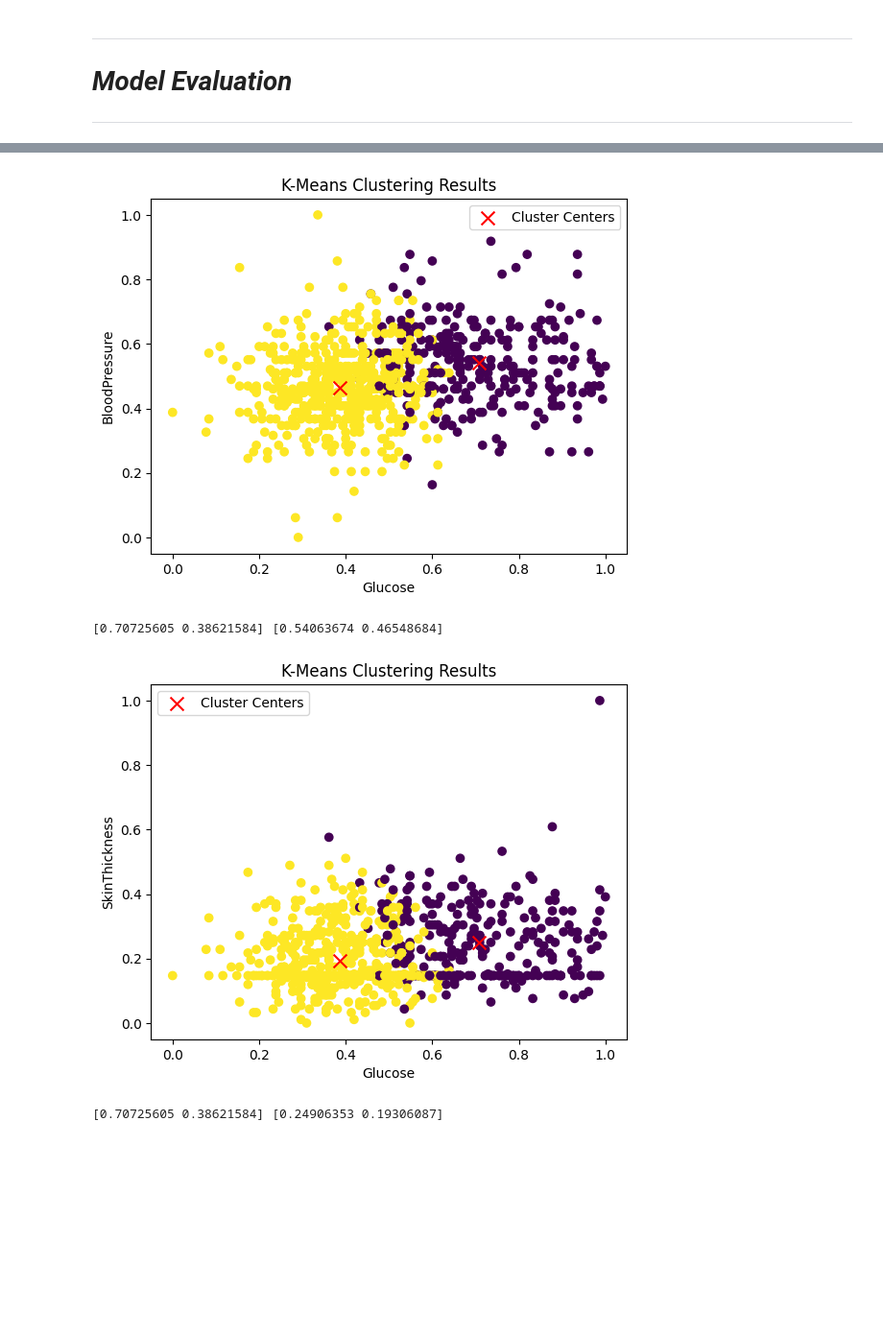
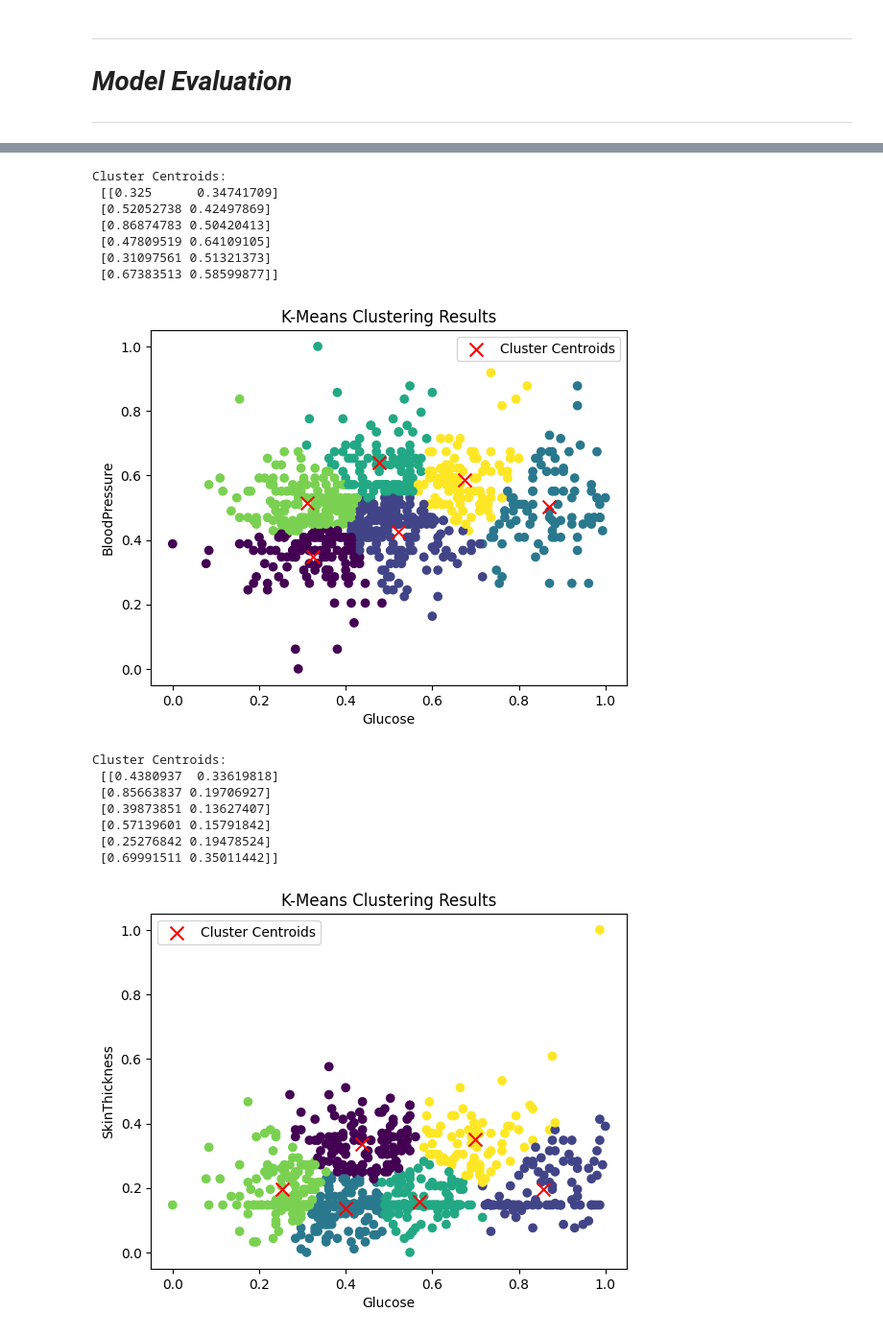
Before and after one commit to Mdhlalose/Anomaly-Detector-for-Pregnant-Diabetic-Patients, a Jupyter notebook: code.ipynb, the cells around one changed output, grey strips where cells are left out. Shown at 96% size. Drawn from its saved outputs; the diff is of its cells as text; code cells hidden in the pictures; blank space fills up the shorter version.

```diff
--- a/code.ipynb
+++ b/code.ipynb
@@ -299,5 +300,5 @@ df_reduced.head()
 # %% [markdown]
  ***The Model***
 # %%
-model = KMeans(n_clusters=2, random_state=42, algorithm='lloyd')
+model = KMeans(n_clusters=2, random_state=42, n_init="auto")
 # %% [markdown]
@@ -305,3 +305,0 @@ model = KMeans(n_clusters=2, random_state=42, algorithm='lloyd')
-# %%
-X_input = df_reduced.iloc[:,:]
-model.fit(X_input)
@@ -384,7 +305,0 @@ def anomaly_detector(data, feature1, feature2, cluster_center_list):
-# %%
-feature1 = "Glucose"
-feature2 = "BloodPressure"
-cluster1 = [cluster_centers[0][0], cluster_centers[0][1]]
-cluster2 = [cluster_centers[0][1], cluster_centers[1][1]]
-cluster_centers_list = [cluster1, cluster2]
-plot2 = anomaly_detector(df_reduced, feature1, feature2, cluster_centers_list)
@@ -401,21 +418,46 @@ Anomalies Detected!
+# %%
+param_grid = {
+    'n_clusters': [2, 3, 4, 5, 6]
+}
 # %%
-# Choose two features for the 2D scatter plot
 for column in df_reduced.columns:
-    if column != 'Glucose':
-        feature1 = 'Glucose'  # Replace 'Body_Fat' with the actual column name
-        feature2 = column  # Replace 'Neck' with the actual column name
+    if column != "Glucose":
+        feature1 = "Glucose"
+        feature2 = column
 
-        # Create a scatter plot of the selected features
-        plt.scatter(df_reduced[feature1], df_reduced[feature2], c=labels, cmap='viridis')
-        plt.scatter(cluster_centers[:, df_reduced.columns.get_loc(feature1)], cluster_centers[:, df_reduced.columns.get_loc(feature2)], marker='x', s=100, c='red', label='Cluster Centers')
+        X = df_reduced[[feature1, feature2]]
+
+        grid_search = GridSearchCV(KMeans(n_init=10), param_grid, cv=5)
+        grid_search.fit(X)
+        Tuned_params = grid_search.best_params_
+        Tuned_model_1 = grid_search.best_estimator_
+
+
+        labels = Tuned_model_1.labels_
+        centroids = Tuned_model_1.cluster_centers_
+        print("Cluster Centroids:\n", centroids)
+
+        plt.scatter(X[feature1], X[feature2], c=labels, cmap='viridis')
+        plt.scatter(centroids[:, X.columns.get_loc(feature1)], centroids[:, X.columns.get_loc(feature2)], marker='x', s=100, c='red', label='Cluster Centroids')
         plt.title("K-Means Clustering Results")
         plt.xlabel(feature1)
         plt.ylabel(feature2)
         plt.legend()
         plt.show()
-        print(cluster_centers[:, df_reduced.columns.get_loc(feature1)], cluster_centers[:, df_reduced.columns.get_loc(feature2)])
 # %% [output]
+Cluster Centroids:
+ [[0.325      0.34741709]
+ [0.52052738 0.42497869]
+ [0.86874783 0.50420413]
+ [0.47809519 0.64109105]
+ [0.31097561 0.51321373]
+ [0.67383513 0.58599877]]
-[figure, old version]
+[figure, new version]
-[0.70725605 0.38621584] [0.54063674 0.46548684]
+Cluster Centroids:
+ [[0.4380937  0.33619818]
+ [0.85663837 0.19706927]
+ [0.39873851 0.13627407]
+ [0.57139601 0.15791842]
+ [0.25276842 0.19478524]
+ [0.69991511 0.35011442]]
-[figure, old version]
+[figure, new version]
-[0.70725605 0.38621584] [0.24906353 0.19306087]
```
Also changed, not shown: parts of 21 cells of this notebook.
